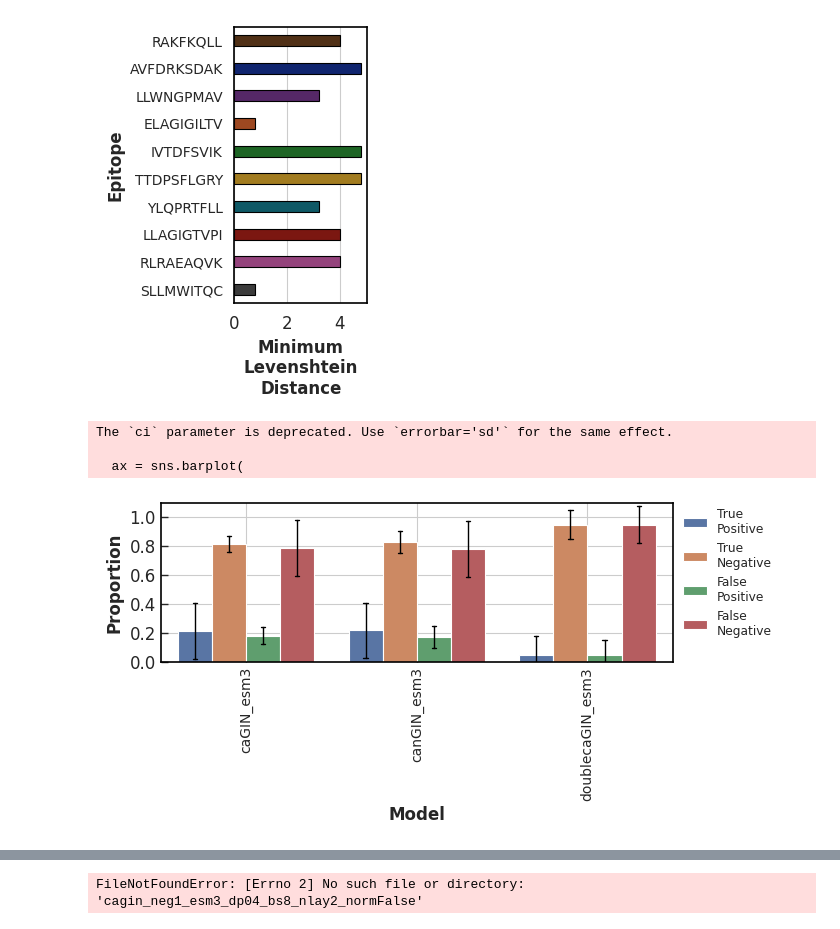
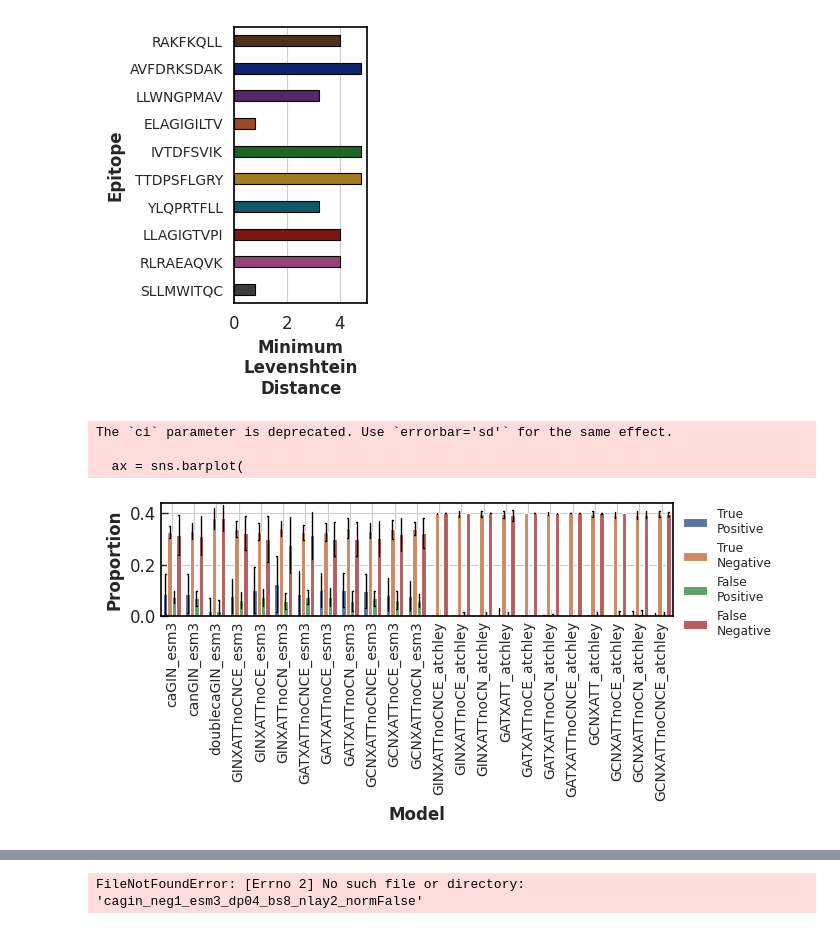
Before and after one commit to chagas98/MatchImmNet, a Jupyter notebook: notebooks/pred_analysis.ipynb, the cells around one changed output, grey strips where cells are left out. Drawn from its saved outputs; the diff is of its cells as text; code cells hidden in the pictures.

```diff
--- a/notebooks/pred_analysis.ipynb
+++ b/notebooks/pred_analysis.ipynb
@@ -104,12 +104,35 @@ def auc_barplot(results_dirs, pattern="_raw_best.csv", save_dir=".", weighted_av
     plt.show()
 
 # Example usage
-results_dirs = {"../cagin_neg5_esm3_dp03": "caGIN_esm3",
-                "../cangin_neg5_esm3_dp03": "canGIN_esm3",
-                "../doublecagin_neg5_esm3_dp03": "doublecaGIN_esm3",
+results_dirs = {"../developments/test_xatt/cagin_neg5_esm3_dp03": "caGIN_esm3",
+                "../developments/test_xatt/cangin_neg5_esm3_dp03": "canGIN_esm3",
+                "../developments/test_xatt/doublecagin_neg5_esm3_dp03": "doublecaGIN_esm3",
                 "../developments/test_xatt/GIN_cn1_ce1_neg5_esm3_dp03": "GINXATT_esm3",
-                "../developments/test_xatt/GIN_cn1_ce0_neg5_esm3_dp03": "GINXATTnoCE_esm3"
+                "../developments/test_xatt/GIN_cn1_ce0_neg5_esm3_dp03": "GINXATTnoCE_esm3",
+                "../developments/test_xatt/GIN_cn0_ce1_neg5_esm3_dp03": "GINXATTnoCN_esm3",
+                "../developments/test_xatt/GIN_cn1_ce1_neg5_esm3_dp03": "GINXATTnoCNCE_esm3",
+                "../developments/test_xatt/GAT_cn1_ce1_neg5_esm3_dp03": "GATXATT_esm3",
+                "../developments/test_xatt/GAT_cn1_ce0_neg5_esm3_dp03": "GATXATTnoCE_esm3",
+                "../developments/test_xatt/GAT_cn0_ce1_neg5_esm3_dp03": "GATXATTnoCN_esm3",
+                "../developments/test_xatt/GAT_cn1_ce1_neg5_esm3_dp03": "GATXATTnoCNCE_esm3",
+                "../developments/test_xatt/GCN_cn1_ce1_neg5_esm3_dp03": "GCNXATT_esm3",
+                "../developments/test_xatt/GCN_cn1_ce0_neg5_esm3_dp03": "GCNXATTnoCE_esm3",
+                "../developments/test_xatt/GCN_cn0_ce1_neg5_esm3_dp03": "GCNXATTnoCN_esm3",
+                "../developments/test_xatt/GCN_cn1_ce1_neg5_esm3_dp03": "GCNXATTnoCNCE_esm3",
+                "../developments/test_xatt/GIN_cn1_ce1_neg5_atchley_dp03": "GINXATT_atchley",
+                "../developments/test_xatt/GIN_cn1_ce0_neg5_atchley_dp03": "GINXATTnoCE_atchley",
+                "../developments/test_xatt/GIN_cn0_ce1_neg5_atchley_dp03": "GINXATTnoCN_atchley",
+                "../developments/test_xatt/GIN_cn1_ce1_neg5_atchley_dp03": "GINXATTnoCNCE_atchley",
+                "../developments/test_xatt/GAT_cn1_ce1_neg5_atchley_dp03": "GATXATT_atchley",
+                "../developments/test_xatt/GAT_cn1_ce0_neg5_atchley_dp03": "GATXATTnoCE_atchley",
+                "../developments/test_xatt/GAT_cn0_ce1_neg5_atchley_dp03": "GATXATTnoCN_atchley",
+                "../developments/test_xatt/GAT_cn0_ce0_neg5_atchley_dp03": "GATXATTnoCNCE_atchley",
+                "../developments/test_xatt/GCN_cn1_ce1_neg5_atchley_dp03": "GCNXATT_atchley",
+                "../developments/test_xatt/GCN_cn1_ce0_neg5_atchley_dp03": "GCNXATTnoCE_atchley",
+                "../developments/test_xatt/GCN_cn0_ce1_neg5_atchley_dp03": "GCNXATTnoCN_atchley",
+                "../developments/test_xatt/GCN_cn0_ce0_neg5_atchley_dp03": "GCNXATTnoCNCE_atchley"
+
                 }
 
-auc_barplot(results_dirs, pattern="_raw_best.csv", save_dir=".", weighted_average=True)
+auc_barplot(results_dirs, pattern="_raw.csv", save_dir=".", weighted_average=True)
 # %% [output]
@@ -216,38 +239,31 @@ def confusion_barplot(results_dirs, pattern="_summary.csv", save_dir="."):
         x='Model',
         y='Count',
         hue='Metric',
         ci='sd',
         capsize=0.1,
         err_kws={'linewidth': 1.0, 'color': 'black'},
         width=0.8
     )
     ax.set_ylabel('Proportion', fontsize=12, weight='bold')
     ax.set_xlabel('Model', fontsize=12, weight='bold')
     ax.set_ylim(0, metrics_melted['Count'].max() * 1.1)
     ax.set_xticklabels(ax.get_xticklabels(), rotation=90, fontsize=10)
     ax.set_yticklabels(ax.get_yticklabels(), fontsize=12)
     # increase linewidth of axes and make them black
     for spine in ax.spines.values():
         spine.set_linewidth(1.2)
         spine.set_color('black')
     ax.legend(bbox_to_anchor=(1.01, 1), loc='upper left', borderaxespad=0., title='', frameon=False)
     ax.grid(True)
     plt.tick_params(axis='both', which='both', direction='in', bottom=True, left=True)
     plt.tight_layout()
     plt.savefig(os.path.join(save_dir, "confusion_barplot.png"), dpi=300)
     plt.show()
 
-# Example usage
-
-# Example usage
-results_dirs = {"../cagin_neg5_esm3_dp03": "caGIN_esm3",
-                "../cangin_neg5_esm3_dp03": "canGIN_esm3",
-                "../doublecagin_neg5_esm3_dp03": "doublecaGIN_esm3"
-                }
 
 confusion_barplot(results_dirs, pattern="_summary.csv", save_dir=".")
 # %% [output]
 The `ci` parameter is deprecated. Use `errorbar='sd'` for the same effect.
 
   ax = sns.barplot(
-[figure, old version]
+[figure, new version]
```
Also changed, not shown: parts of 3 cells of this notebook, 15 other files.
